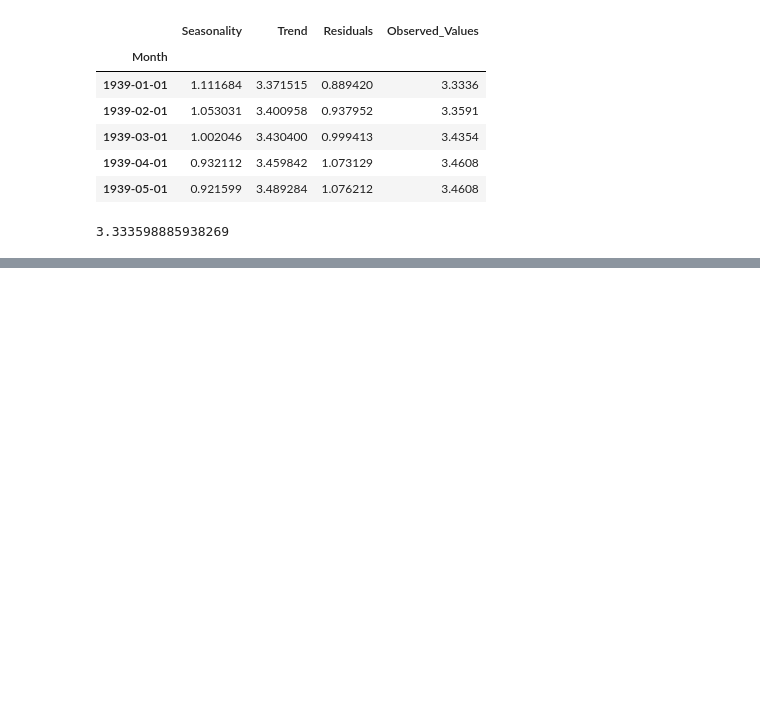
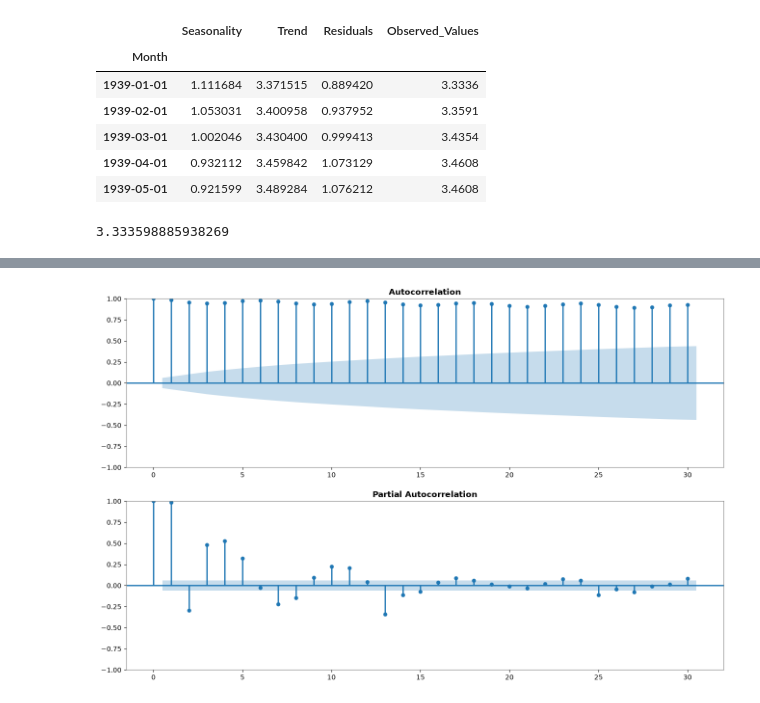
Before and after one commit to Kirfea/energy-consumption-forecasting, a Jupyter notebook: Energy_Consumption_Forecasting.ipynb, the cells around one changed output, grey strips where cells are left out. Drawn from its saved outputs; the diff is of its cells as text; code cells hidden in the pictures; blank space fills up the shorter version.

```diff
--- a/Energy_Consumption_Forecasting.ipynb
+++ b/Energy_Consumption_Forecasting.ipynb
@@ -320,0 +351,21 @@ print(observed_value)
+# %%
+#Autocorrelation check
+# ACF = AUtocorrelation function
+#PACF = Partial Autocorrelation Function
+from statsmodels.graphics.tsaplots import plot_acf, plot_pacf
+
+plt.rcParams.update({'figure.figsize': (16, 10)})
+
+plt.subplot(2, 1, 1)
+
+plot_acf(df_series['Energy_Consumption'],
+         ax=plt.gca(), lags=30)
+
+plt.subplot(2, 1, 2)
+
+plot_pacf(df_series['Energy_Consumption'],
+          ax=plt.gca(), lags=30, method='ywm')
+
+plt.show()
+# %% [output]
+[figure, added]
```
Also changed, not shown: parts of 7 cells of this notebook.
